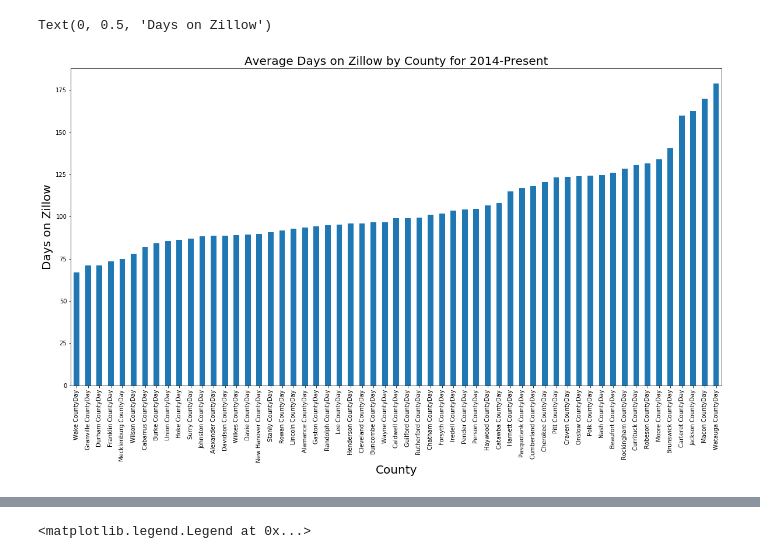
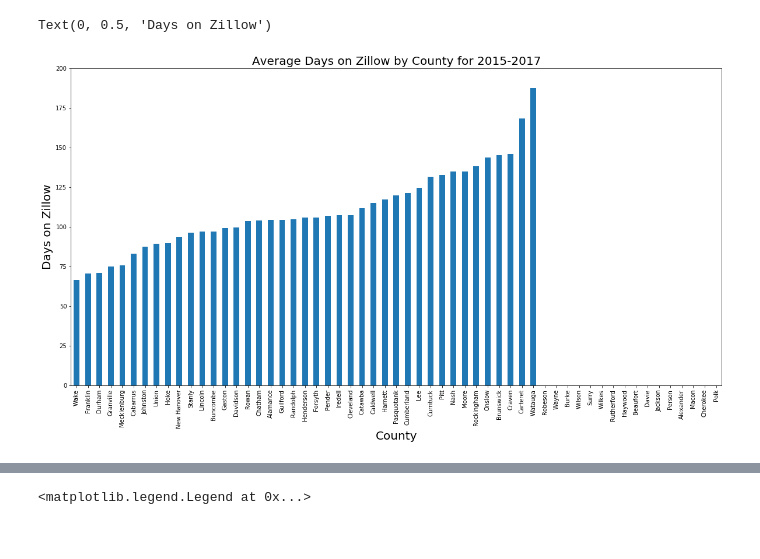
Before and after one commit to alexchao32/Project-1, a Jupyter notebook: AC-main.ipynb, the cells around one changed output, grey strips where cells are left out. Saved outputs shown, nothing was run; the diff lists cells and outputs as text; code cells hidden in the pictures.

```diff
--- a/AC-main.ipynb
+++ b/AC-main.ipynb
@@ -18,26 +14,25 @@ import plotly
 
 plotly.tools.set_credentials_file(username='alex_chao', api_key='fF08LLYn9u6pfKc8MdBL')
 # %%
-
-# Read in NC mean income by county
-file_3 = "NC_income.csv"
-income_df = pd.read_csv(file_3, encoding="ISO-8859-1")
-income_df.head()
-
-file_4 = "Zillow_data_cleaned_NC.csv"
+# Read in cleaned zillow data
+file_4 = "Zillow_data_cleaned_NC_AC.csv"
 clean_df = pd.read_csv(file_4, encoding="utf-8")
 clean_df.head()
 
+# Read in county FIPS id's
 file_5 = "USA_county_FIPS.csv"
 fips_df = pd.read_csv(file_5, encoding="utf-8")
 fips_df.head()
 
+# Add index to data dataframe
 clean_df.index = clean_df['Date']
 
+# Separate dataframe by the types of data in the column header
 price_df = clean_df.filter(regex='Price')
 day_df = clean_df.filter(regex='Day')
 sales_df = clean_df.filter(regex='Sale')
 
+# Select for only NC counties in the county FIPS id's
 fips_df = fips_df[fips_df['State'] == 'NC']
 
 fips_df.head()
@@ -73,0 +46,5 @@ day_2014.head()
+# %%
+# Break up dataframe into two dataframes, 2015-present and 2018-present
+day_2015 = day_df.filter(regex='201[5-7]', axis=0)
+day_2018 = day_df.filter(regex='201[8-9]', axis=0)
+day_2018.head()
@@ -74,12 +60,19 @@ day_2014.head()
 # %%
-day_2014_mean = day_2014.mean()
+# Get mean days values from days dataframes
+day_2015_mean = day_2015.mean()
 
-day_2014_mean = day_2014_mean.sort_values(ascending=True)
+# Sort days means
+day_2015_mean = day_2015_mean.sort_values(ascending=True)
 
-day_2014_mean.plot('bar', figsize=(20,10))
-plt.title('Average Days on Zillow by County for 2014-Present', fontsize=20)
+# Clean up series indices
+day_2015_mean.index = day_2015_mean.index.map(lambda x: str(x)[:-10])
+
+# Plot days means
+day_2015_mean.plot('bar', figsize=(20,10))
+plt.title('Average Days on Zillow by County for 2015-2017', fontsize=20)
 plt.xlabel('County', fontsize=20)
+plt.ylim(0, 200)
 plt.ylabel('Days on Zillow', fontsize=20)
 # %% [output]
 Text(0, 0.5, 'Days on Zillow')
-[figure, old version]
+[figure, new version]
```
Also changed, not shown: parts of 24 cells of this notebook, 2 other files.
